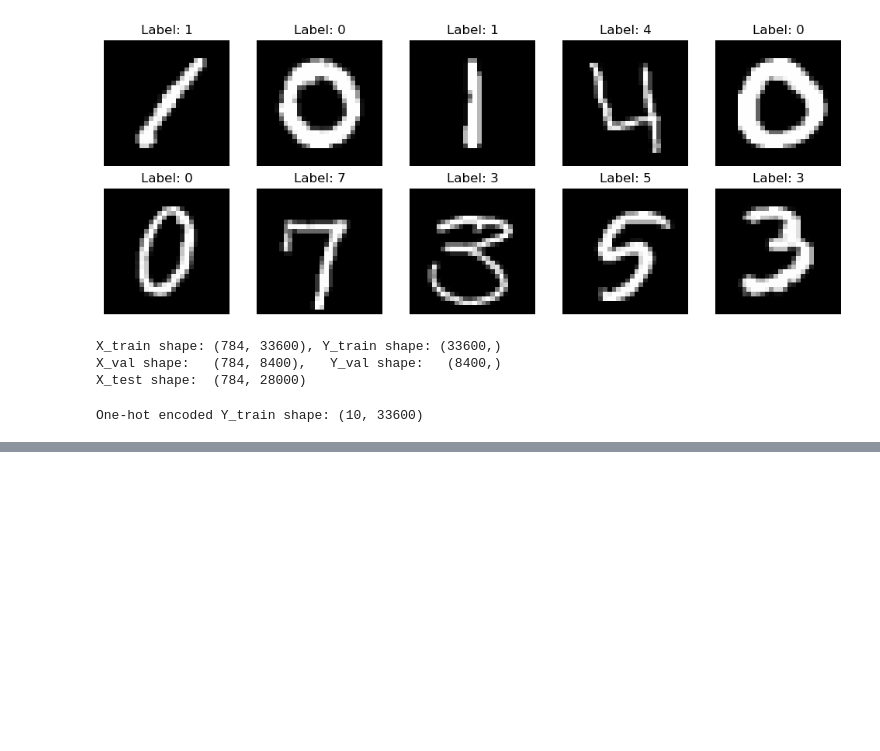
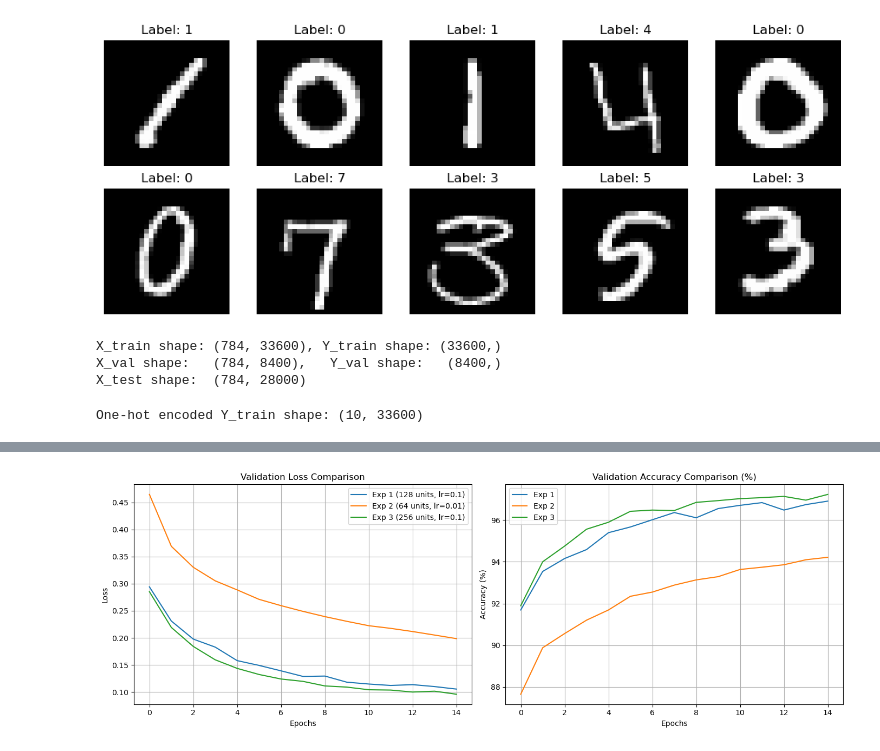
Before and after one commit to HackSlashNITP/Gray-Interface-26, a Jupyter notebook: Kirti/Task5/task5.ipynb, the cells around one changed output, grey strips where cells are left out. Saved outputs shown, nothing was run; the diff lists cells and outputs as text; code cells hidden in the pictures; blank space fills up the shorter version.

```diff
--- a/Kirti/Task5/task5.ipynb
+++ b/Kirti/Task5/task5.ipynb
@@ -250,0 +267,20 @@ baseline_params, baseline_history = train_model(
+# %%
+print("Experiment 1: Baseline")
+params_exp1, hist_exp1 = train_model(
+    X_train, Y_train, X_val, Y_val,
+    layer_dims=[784, 128, 10], epochs=15, batch_size=64, learning_rate=0.1
+)
+
+
+print("\nExperiment 2: LR=0.01, Batch=32")
+params_exp2, hist_exp2 = train_model(
+    X_train, Y_train, X_val, Y_val,
+    layer_dims=[784, 64, 10], epochs=15, batch_size=32, learning_rate=0.01
+)
+
+
+print("\nExperiment 3: Wider Network (256 units) ---")
+params_exp3, hist_exp3 = train_model(
+    X_train, Y_train, X_val, Y_val,
+    layer_dims=[784, 256, 10], epochs=15, batch_size=64, learning_rate=0.1
+)
@@ -250,0 +305,27 @@ baseline_params, baseline_history = train_model(
+# %%
+fig, axes = plt.subplots(1, 2, figsize=(14, 5))
+
+# Loss Plot
+axes[0].plot(hist_exp1['val_loss'], label='Exp 1 (128 units, lr=0.1)')
+axes[0].plot(hist_exp2['val_loss'], label='Exp 2 (64 units, lr=0.01)')
+axes[0].plot(hist_exp3['val_loss'], label='Exp 3 (256 units, lr=0.1)')
+axes[0].set_title('Validation Loss Comparison')
+axes[0].set_xlabel('Epochs')
+axes[0].set_ylabel('Loss')
+axes[0].legend()
+axes[0].grid(True)
+
+# Accuracy Plot
+axes[1].plot(hist_exp1['val_acc'], label='Exp 1')
+axes[1].plot(hist_exp2['val_acc'], label='Exp 2')
+axes[1].plot(hist_exp3['val_acc'], label='Exp 3')
+axes[1].set_title('Validation Accuracy Comparison (%)')
+axes[1].set_xlabel('Epochs')
+axes[1].set_ylabel('Accuracy (%)')
+axes[1].legend()
+axes[1].grid(True)
+
+plt.tight_layout()
+plt.show()
+# %% [output]
+[figure, added]
```
Also changed, not shown: parts of 5 cells of this notebook, 2 other files.
